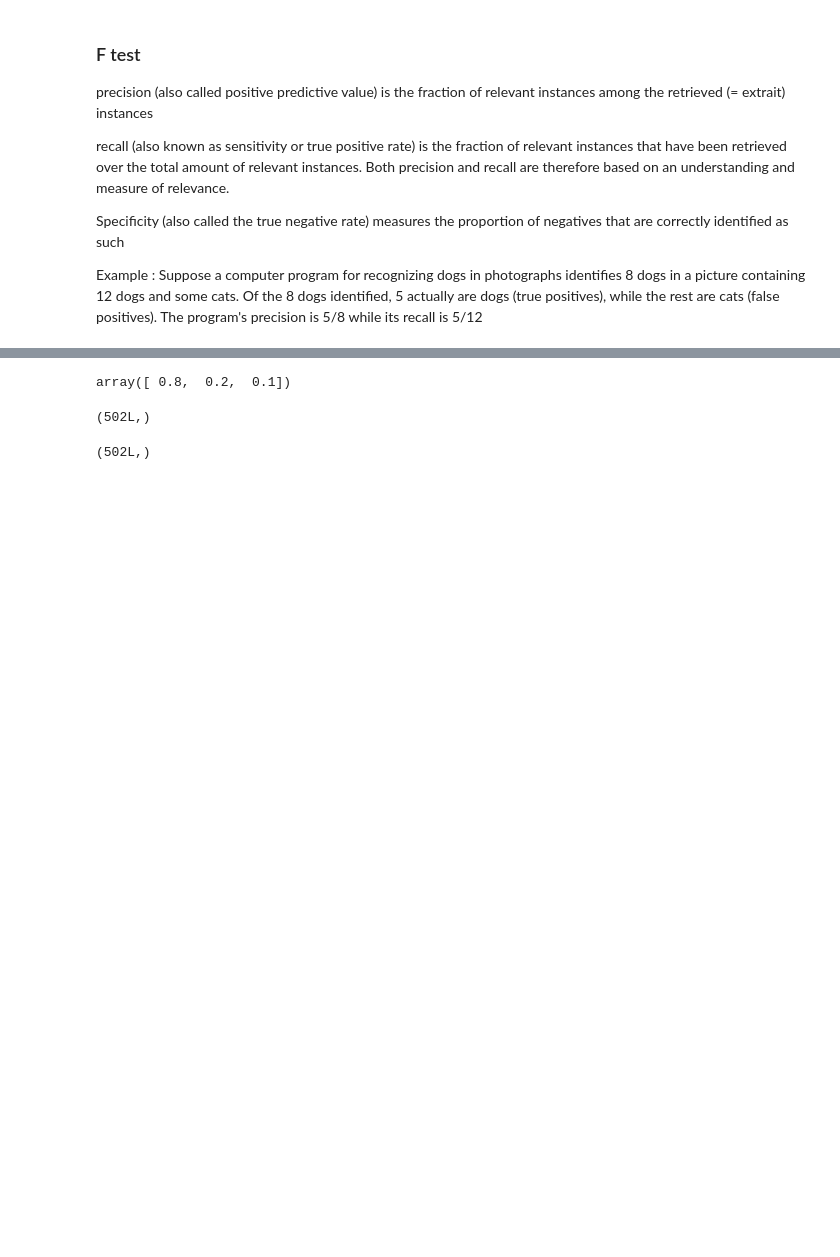
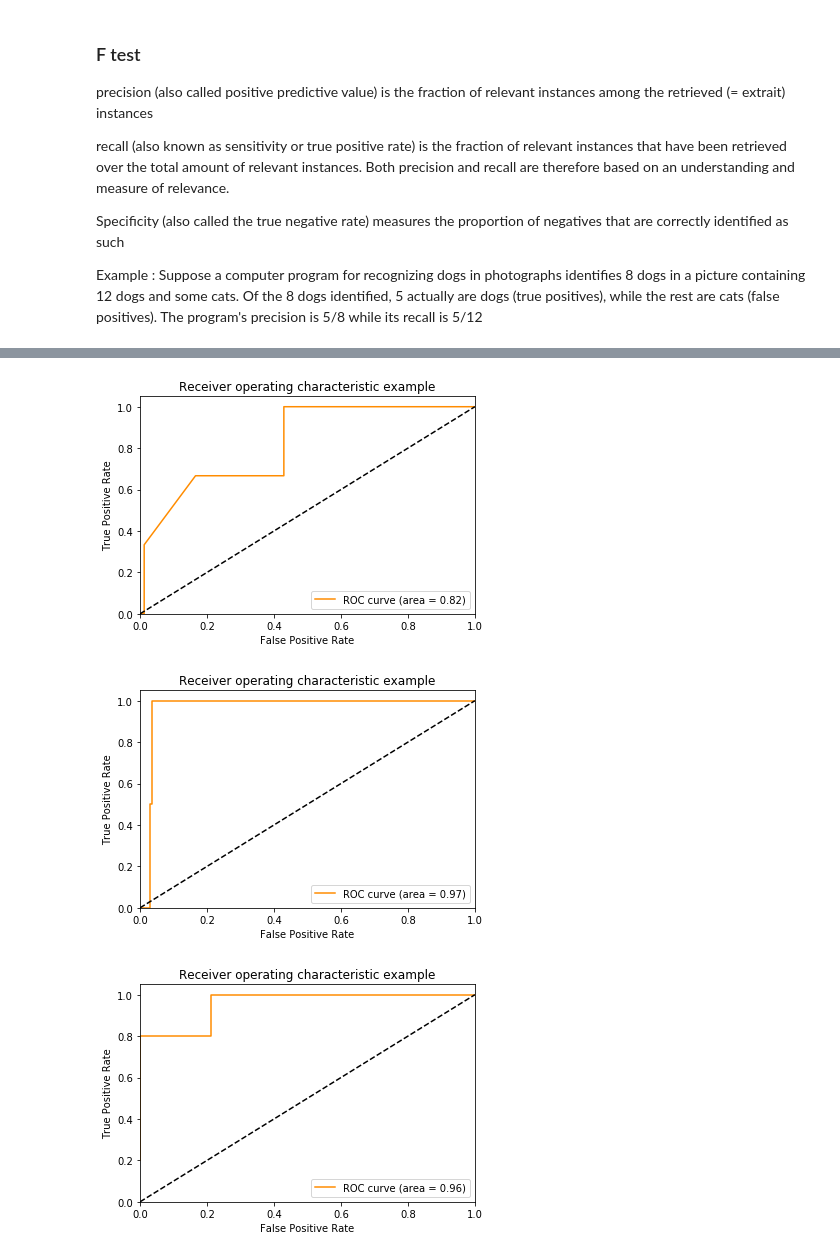
Before and after one commit to emmaboucheron/chatbot, a Jupyter notebook: Prediction.ipynb, the cells around one changed output, grey strips where cells are left out. Drawn from its saved outputs; the diff is of its cells as text; code cells hidden in the pictures; blank space fills up the shorter version.

```diff
--- a/Prediction.ipynb
+++ b/Prediction.ipynb
@@ -65,7 +65,7 @@ import nltk # Nettoyage des données
 ## Depuis NLTK
 nltk_stopwords = nltk.corpus.stopwords.words('french')
 ## Depuis Un fichier externe.
-lucene_stopwords = [unicode(w, "utf-8") for w in open(DATA_DIR+"lucene_stopwords.txt").read().split(",")] #En local
+lucene_stopwords = [unicode(w, "utf-8") for w in open("C:\Users\PC de Laure\Desktop\chatbot-master\chatbot-master\lucene_stopwords.txt").read().split(",")] #En local
 
 ## Union des deux fichiers de stopwords
 stopwords = list(set(nltk_stopwords).union(set(lucene_stopwords)))
@@ -321,12 +348,0 @@ array([ 0.5,  1. ,  1. ])
-# %%
-thresholds
-# %% [output]
-array([ 0.8,  0.2,  0.1])
-# %%
-np.shape(predict_v)
-# %% [output]
-(502L,)
-# %%
-np.shape(Yv)
-# %% [output]
-(502L,)
@@ -334,0 +349,46 @@ np.shape(Yv)
+# %%
+from sklearn.metrics import roc_curve, auc
+from sklearn import datasets
+from sklearn.multiclass import OneVsRestClassifier
+from sklearn.svm import LinearSVC
+from sklearn.preprocessing import label_binarize
+from sklearn.cross_validation import train_test_split
+import matplotlib.pyplot as plt
+
+X, y = Xv,Yv
+y = label_binarize(y, classes=Yv)# problème pour la binarisation des labels
+n_classes = 146
+
+# shuffle and split training and test sets
+X_train, X_test, y_train, y_test =train_test_split(X, y, test_size=0.33, random_state=0)
+#problème car il faudrait pas repartager les données, c'est deja fait
+
+# classifier
+clf = OneVsRestClassifier(LinearSVC(random_state=0))
+clf.fit(X_train, y_train)
+y_score = clf.decision_function(X_test)
+# %%
+# Compute ROC curve and ROC area for each class
+fpr = dict()
+tpr = dict()
+roc_auc = dict()
+for i in range(n_classes):
+    fpr[i], tpr[i], _ = roc_curve(y_test[:, i], y_score[:, i])
+    roc_auc[i] = auc(fpr[i], tpr[i])
+
+# Plot of a ROC curve for a specific class
+for i in [1,2,3]:
+    plt.figure()
+    plt.plot(fpr[i], tpr[i], color='darkorange',label='ROC curve (area = %0.2f)' % roc_auc[i])
+    plt.plot([0, 1], [0, 1], 'k--')
+    plt.xlim([0.0, 1.0])
+    plt.ylim([0.0, 1.05])
+    plt.xlabel('False Positive Rate')
+    plt.ylabel('True Positive Rate')
+    plt.title('Receiver operating characteristic example')
+    plt.legend(loc="lower right")
+    plt.show()
+# %% [output]
+[figure, added]
+[figure, added]
+[figure, added]
```
Also changed, not shown: parts of 33 cells of this notebook.
